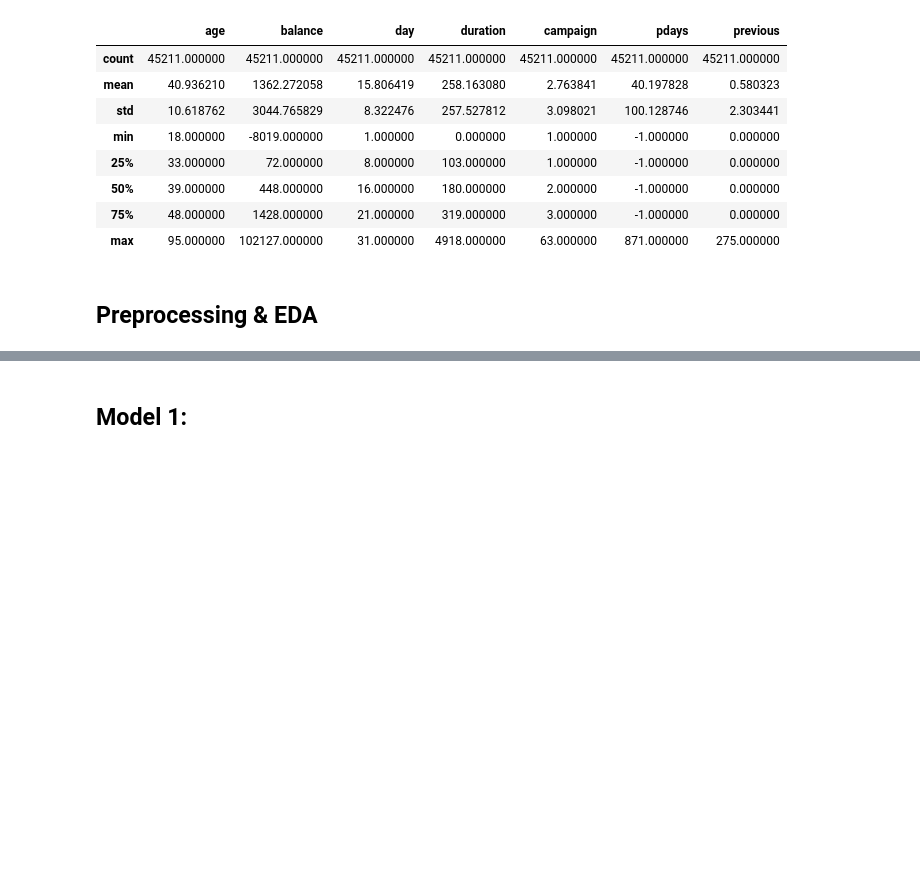
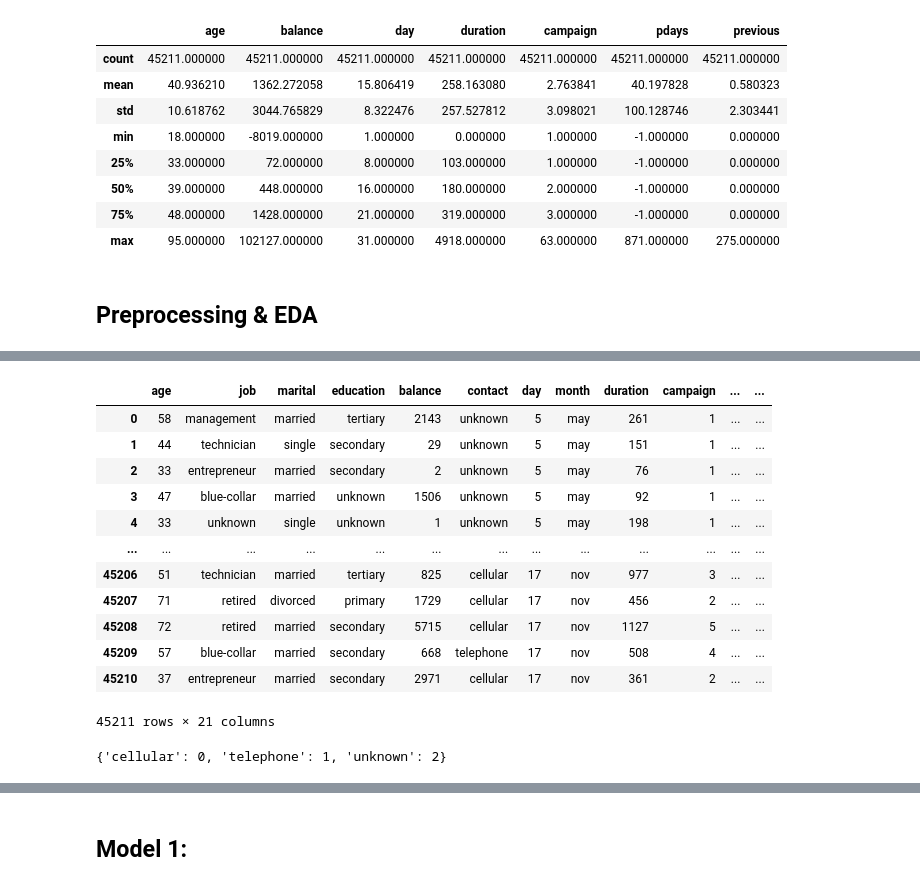
Before and after one commit to nandika-k/Data-Science-Project-2, a Jupyter notebook: Project 2.ipynb, the cells around one changed output, grey strips where cells are left out. Saved outputs shown, nothing was run; the diff lists cells and outputs as text; code cells hidden in the pictures; blank space fills up the shorter version.

```diff
--- a/Project 2.ipynb
+++ b/Project 2.ipynb
@@ -137,5 +162,17 @@ df.describe()
 from sklearn.preprocessing import LabelEncoder
 # %%
 le = LabelEncoder()
-df['marital_status_encoded'] = le.fit_transform(df['marital'])
-df['marital_status_encoded'] = le.fit_transform(df['marital'])
+
+df['job_encoded'] = le.fit_transform(df['job'])
+mapping = dict(zip(le.classes_, le.transform(le.classes_)))
+print(mapping, "\n")
+
+df['marital_encoded'] = le.fit_transform(df['marital'])
+mapping = dict(zip(le.classes_, le.transform(le.classes_)))
+print(mapping, "\n")
+
+df['contact_encoded'] = le.fit_transform(df['contact'])
+mapping = dict(zip(le.classes_, le.transform(le.classes_)))
+print(mapping)
+
+df
@@ -141,0 +235,21 @@ df['marital_status_encoded'] = le.fit_transform(df['marital'])
+# %%
+df
+# %% [output]
+|  | age | job | marital | education | balance | contact | day | month | duration | campaign | ... | ... |
+| 0 | 58 | management | married | tertiary | 2143 | unknown | 5 | may | 261 | 1 | ... | ... |
+| 1 | 44 | technician | single | secondary | 29 | unknown | 5 | may | 151 | 1 | ... | ... |
+| 2 | 33 | entrepreneur | married | secondary | 2 | unknown | 5 | may | 76 | 1 | ... | ... |
+| 3 | 47 | blue-collar | married | unknown | 1506 | unknown | 5 | may | 92 | 1 | ... | ... |
+| 4 | 33 | unknown | single | unknown | 1 | unknown | 5 | may | 198 | 1 | ... | ... |
+| ... | ... | ... | ... | ... | ... | ... | ... | ... | ... | ... | ... | ... |
+| 45206 | 51 | technician | married | tertiary | 825 | cellular | 17 | nov | 977 | 3 | ... | ... |
+| 45207 | 71 | retired | divorced | primary | 1729 | cellular | 17 | nov | 456 | 2 | ... | ... |
+| 45208 | 72 | retired | married | secondary | 5715 | cellular | 17 | nov | 1127 | 5 | ... | ... |
+| 45209 | 57 | blue-collar | married | secondary | 668 | telephone | 17 | nov | 508 | 4 | ... | ... |
+| 45210 | 37 | entrepreneur | married | secondary | 2971 | cellular | 17 | nov | 361 | 2 | ... | ... |
+45211 rows × 21 columns
+# %%
+mapping = dict(zip(le.classes_, le.transform(le.classes_)))
+print(mapping)
+# %% [output]
+{'cellular': 0, 'telephone': 1, 'unknown': 2}
```
Also changed, not shown: parts of 13 cells of this notebook.
